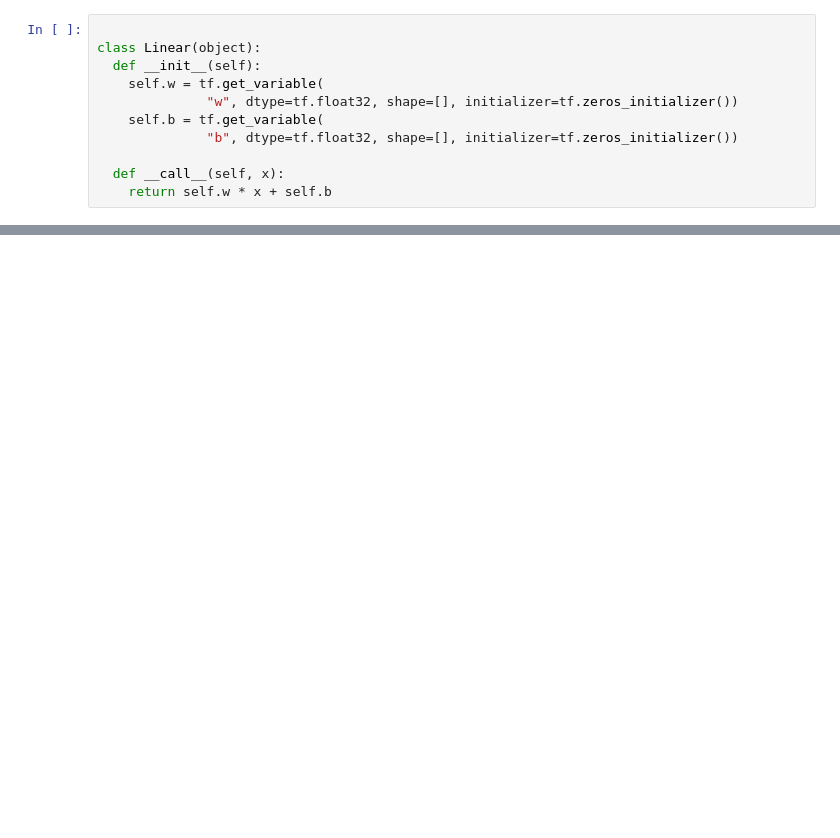
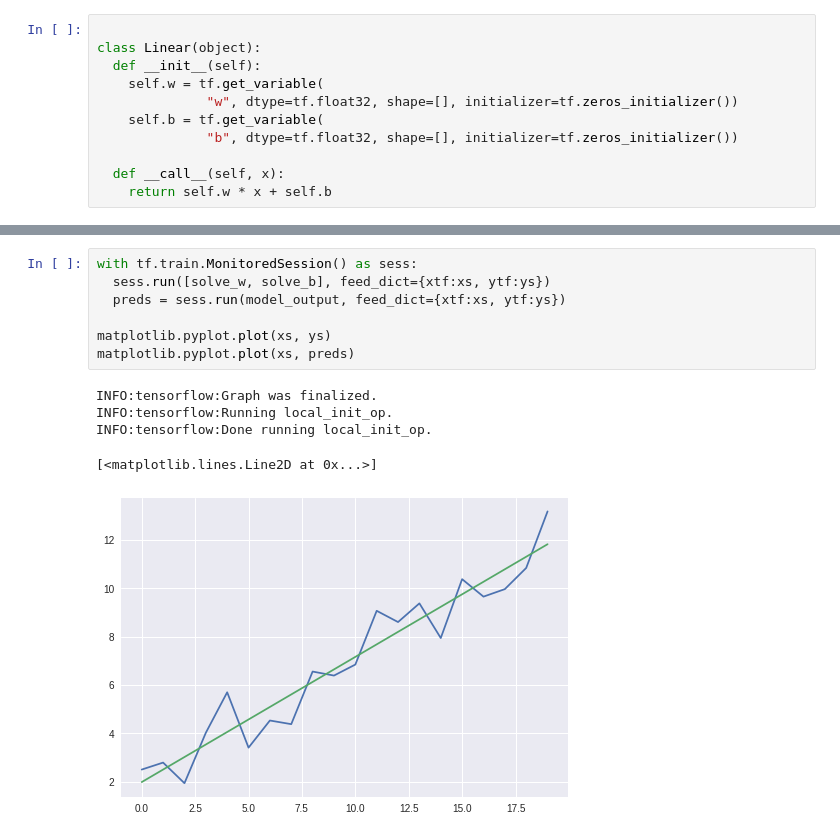
Before and after one commit to ksashtekar/ML-Projects, a Jupyter notebook: simple_linear_regression.ipynb, the cells around one changed output, grey strips where cells are left out. Cells and saved outputs as stored; diff of their text form; blank space fills up the shorter version.

```diff
--- a/simple_linear_regression.ipynb
+++ b/simple_linear_regression.ipynb
@@ -41,0 +40,13 @@ ValueError: ignored
+# %%
+with tf.train.MonitoredSession() as sess:
+  sess.run([solve_w, solve_b], feed_dict={xtf:xs, ytf:ys})
+  preds = sess.run(model_output, feed_dict={xtf:xs, ytf:ys})
+
+matplotlib.pyplot.plot(xs, ys)
+matplotlib.pyplot.plot(xs, preds)
+# %% [output]
+INFO:tensorflow:Graph was finalized.
+INFO:tensorflow:Running local_init_op.
+INFO:tensorflow:Done running local_init_op.
+[<matplotlib.lines.Line2D at 0x...>]
+[figure, added]
```
Also changed, not shown: parts of 2 cells of this notebook.
